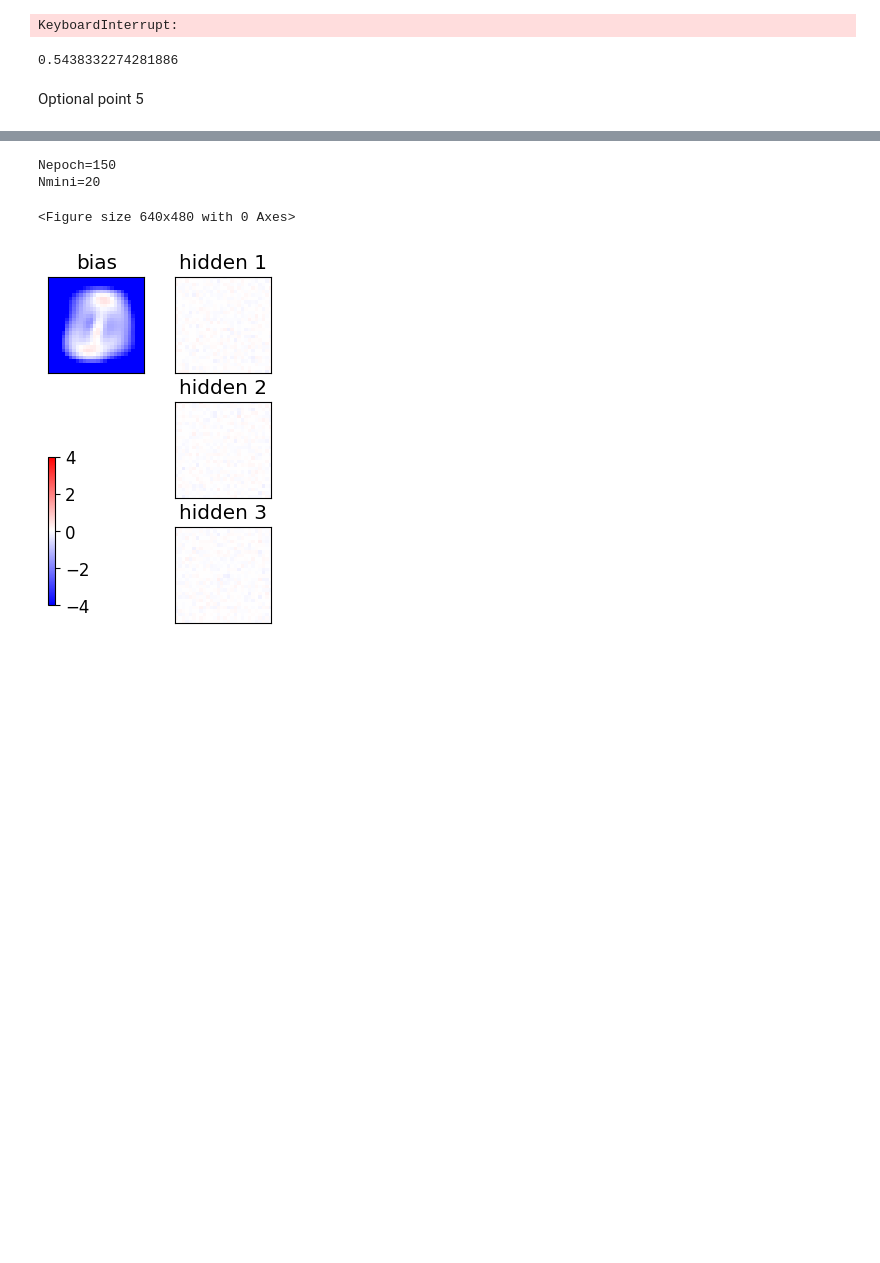
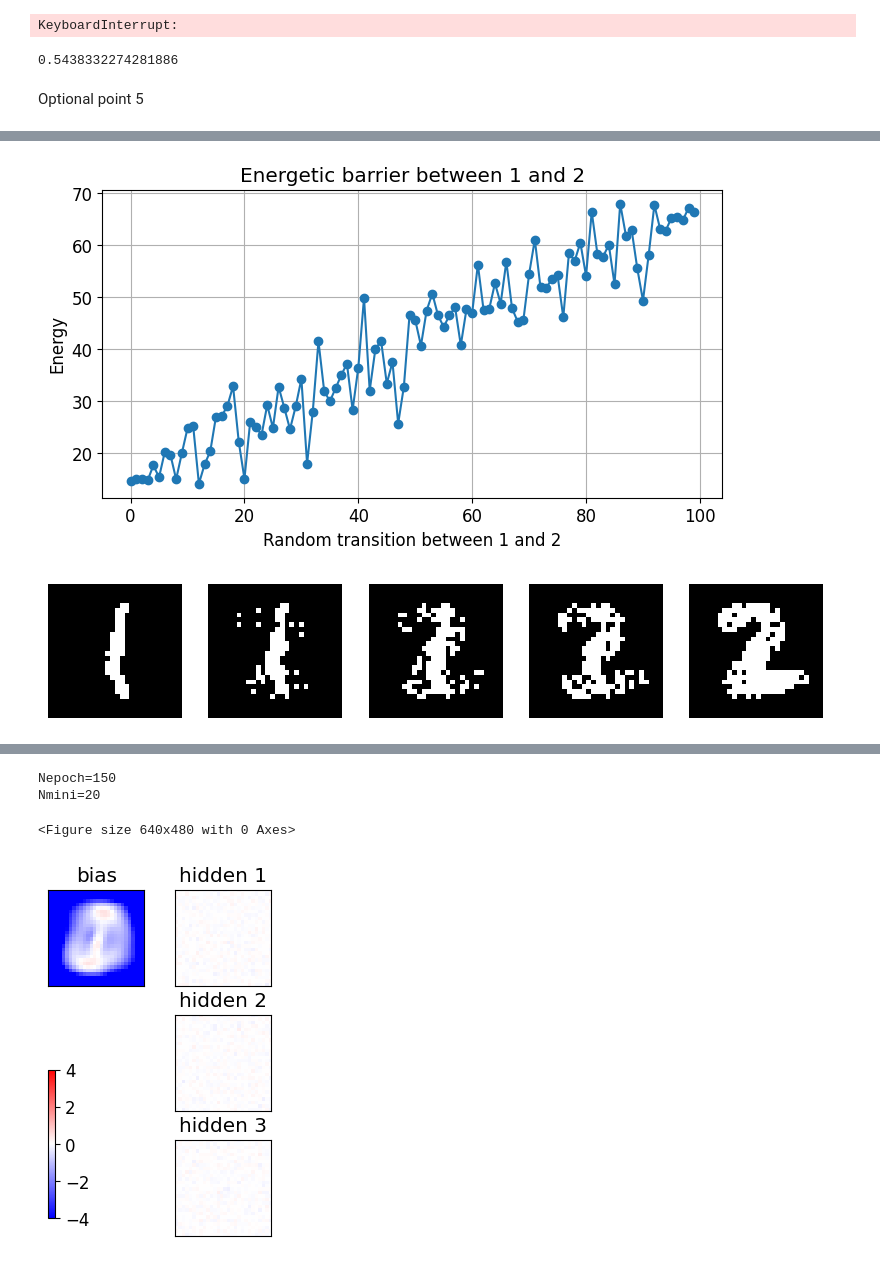
Before and after one commit to FrancescoLR02/LCP-Mod-B-Exercises, a Jupyter notebook: ex2_RBM/RBM_2025_MNIST.ipynb, the cells around one changed output, grey strips where cells are left out. Cells and saved outputs as stored; diff of their text form; code cells hidden in the pictures; blank space fills up the shorter version.

```diff
--- a/ex2_RBM/RBM_2025_MNIST.ipynb
+++ b/ex2_RBM/RBM_2025_MNIST.ipynb
@@ -671,0 +674,62 @@ plt.show()
+# %%
+W = wE[Nepoch]
+a = aE[epoch]
+b = bE[epoch]
+
+selectA = 1
+selectB = 2
+index_selectA = np.random.choice( np.where(label == selectA)[0] )
+index_selectB = np.random.choice( np.where(label == selectB)[0] )
+dataA = data[index_selectA]
+dataB = data[index_selectB]
+
+zA = CD_step(dataA,W,b)
+zB = CD_step(dataB,W,b)
+
+def energy(x, z, W, a, b):
+    return -(np.dot(x, a) + np.dot(z, b) + np.dot(x, np.dot(W , z)))
+
+n_steps = 100
+energies = []
+intermediate_images = []
+
+for alpha in np.linspace(0, 1, n_steps):
+    # PART OVERCOME BARRIER
+    x_intermediate = np.zeros(D)
+    #ora per ogni pixel, decido con la soglia random se prendere il valore da dataA o da dataB
+    for i in range(D):
+        if np.random.uniform() > alpha:
+            x_intermediate[i] = dataA[i]
+        else:
+            x_intermediate[i] = dataB[i]
+    # ----------------------
+    '''
+    # PART SHOW BARRIER
+    x_intermediate = (1 - alpha) * dataA + alpha * dataB  # Interpolazione lineare
+    x_intermediate = (x_intermediate > 0.5).astype(int)  # Soglia binaria
+    z_intermediate = CD_step(x_intermediate, W, b,)
+    # ----------------------
+    '''
+    E = energy(x_intermediate, z_intermediate, W, a, b)
+    energies.append(E)
+    intermediate_images.append(x_intermediate.reshape(28, 28))
+
+
+plt.figure(figsize=(8, 4))
+plt.plot(range(n_steps), energies, marker='o')
+plt.xlabel(f"Random transition between {selectA} and {selectB}")
+plt.ylabel("Energy")
+plt.title(f"Energetic barrier between {selectA} and {selectB}")
+plt.grid()
+plt.show()
+
+# show some intermediate step
+show_inter_steps = 5
+fig, axes = plt.subplots(1, show_inter_steps, figsize=(10, 2))
+for i, ax in enumerate(axes):
+    ax.imshow(intermediate_images[i * (n_steps // show_inter_steps)], cmap='gray')
+    ax.axis('off')
+plt.show()
+# %% [output]
+[figure, added]
+[figure, added]
```
Also changed, not shown: parts of 3 cells of this notebook.
